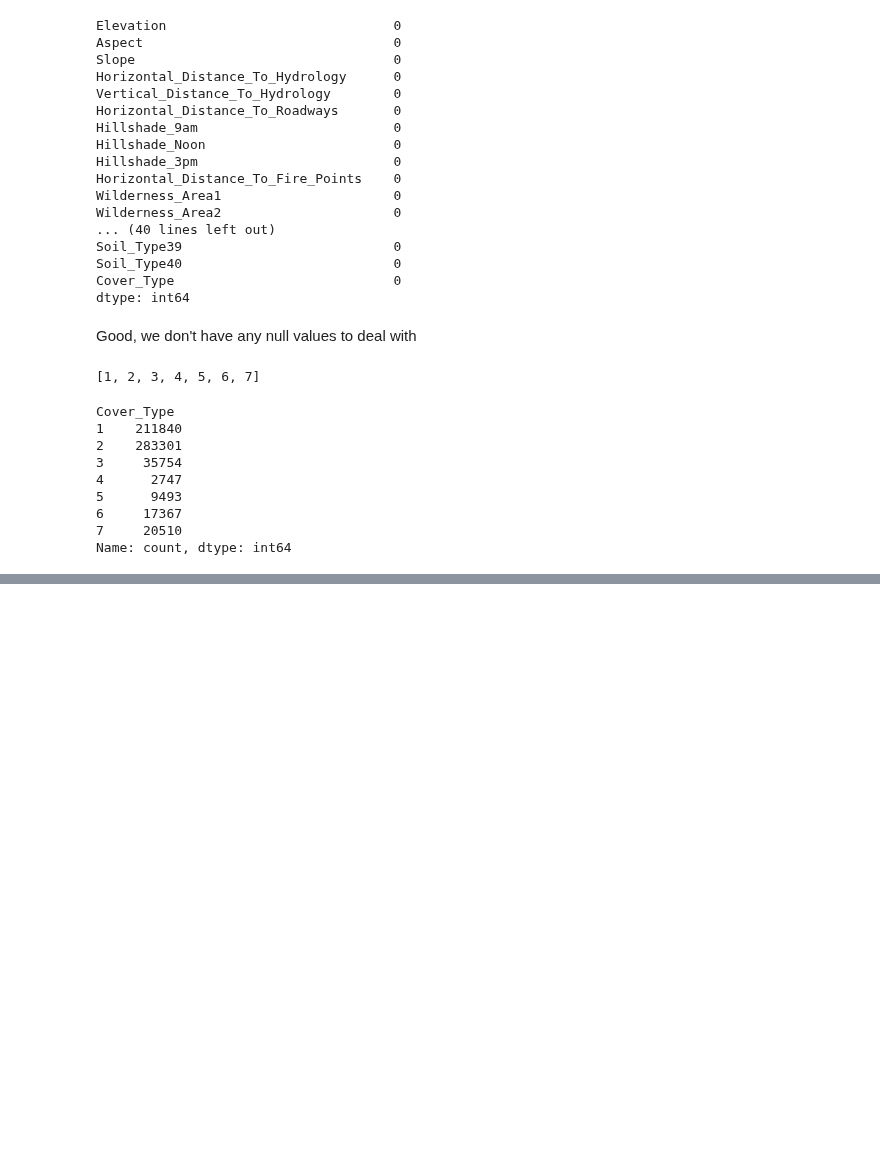
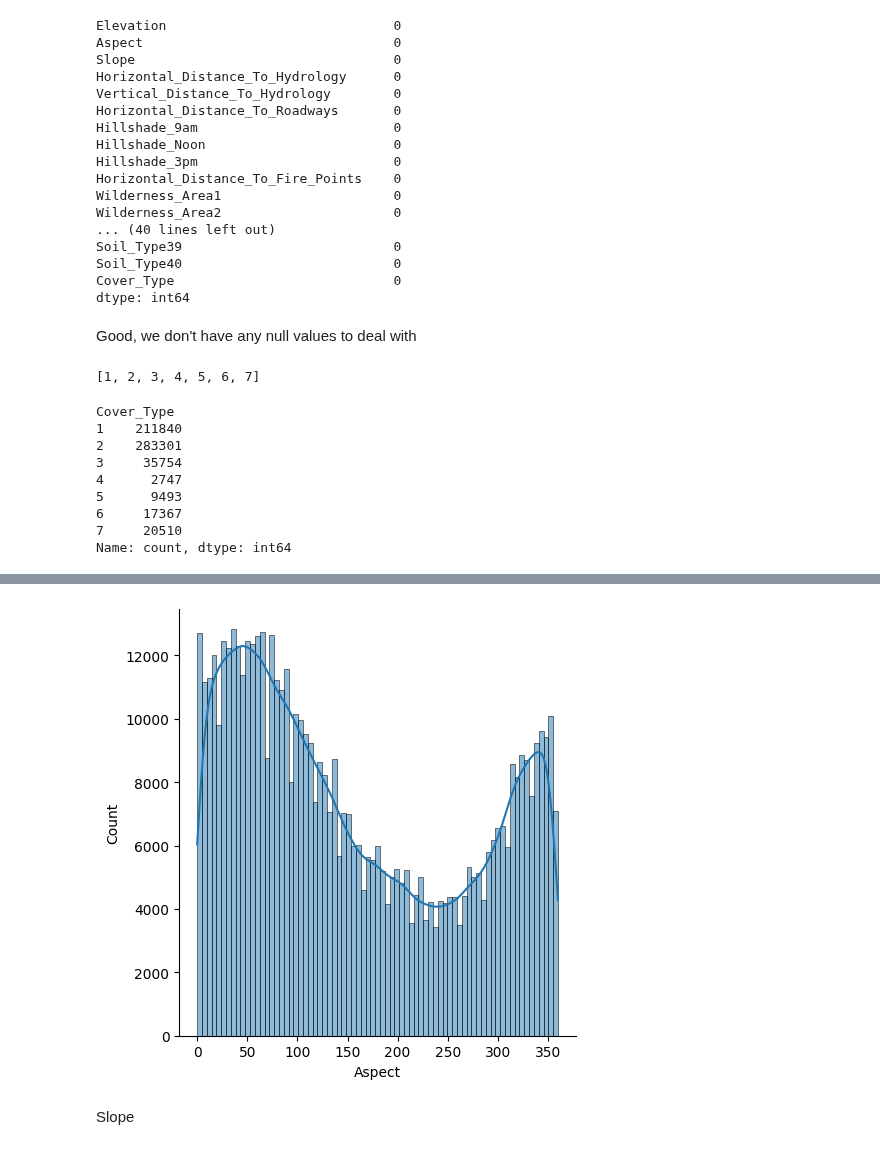
Before and after one commit to anidec25/Linear-Regression, a Jupyter notebook: CoverTypeClassification.ipynb, the cells around one changed output, grey strips where cells are left out. Saved outputs shown, nothing was run; the diff lists cells and outputs as text; code cells hidden in the pictures; blank space fills up the shorter version.

```diff
--- a/CoverTypeClassification.ipynb
+++ b/CoverTypeClassification.ipynb
@@ -87,0 +198,7 @@ Name: count, dtype: int64
+# %%
+sns.displot(df['Aspect'], kde=True)
+plt.show()
+# %% [output]
+[figure, added]
+# %% [markdown]
+Slope
```
Also changed, not shown: parts of 41 cells of this notebook.
